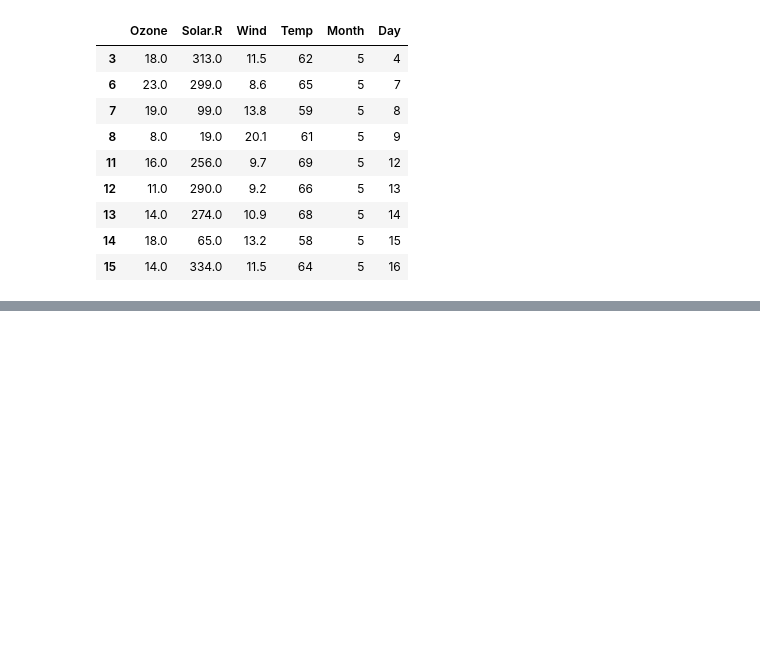
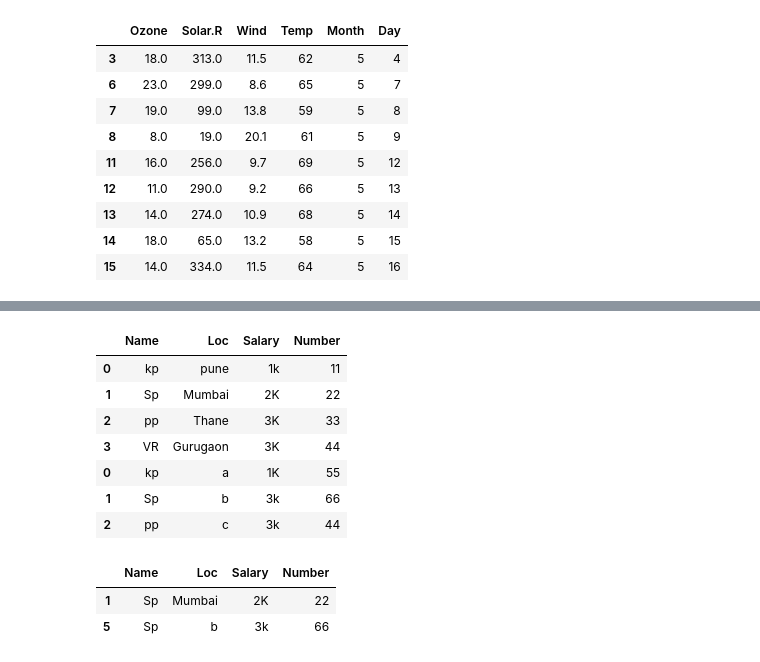
Before and after one commit to kalpesh521/CP, a Jupyter notebook: Python Codes/pandas.ipynb, the cells around one changed output, grey strips where cells are left out. Drawn from its saved outputs; the diff is of its cells as text; code cells hidden in the pictures; blank space fills up the shorter version.

```diff
--- a/Python Codes/pandas.ipynb
+++ b/Python Codes/pandas.ipynb
@@ -223,0 +283,22 @@ df1.iloc[3:12]  #Different than loc retrive rows between two indices ,Used for n
+# %%
+con=pd.concat([df,df3],axis=1,sort=False)#we set axes join = outer for union of dataframe.
+con
+# %% [output]
+|  | Name | Loc | Salary | Number |
+| 0 | kp | pune | 1k | 11 |
+| 1 | Sp | Mumbai | 2K | 22 |
+| 2 | pp | Thane | 3K | 33 |
+| 3 | VR | Gurugaon | 3K | 44 |
+| 0 | kp | a | 1K | 55 |
+| 1 | Sp | b | 3k | 66 |
+| 2 | pp | c | 3k | 44 |
+# %%
+#Group By
+grp=con.groupby('Name').groups
+
+grp=con.groupby('Name')
+grp.get_group('Sp')
+# %% [output]
+|  | Name | Loc | Salary | Number |
+| 1 | Sp | Mumbai | 2K | 22 |
+| 5 | Sp | b | 3k | 66 |
```
Also changed, not shown: parts of 8 cells of this notebook, 1 other file.
